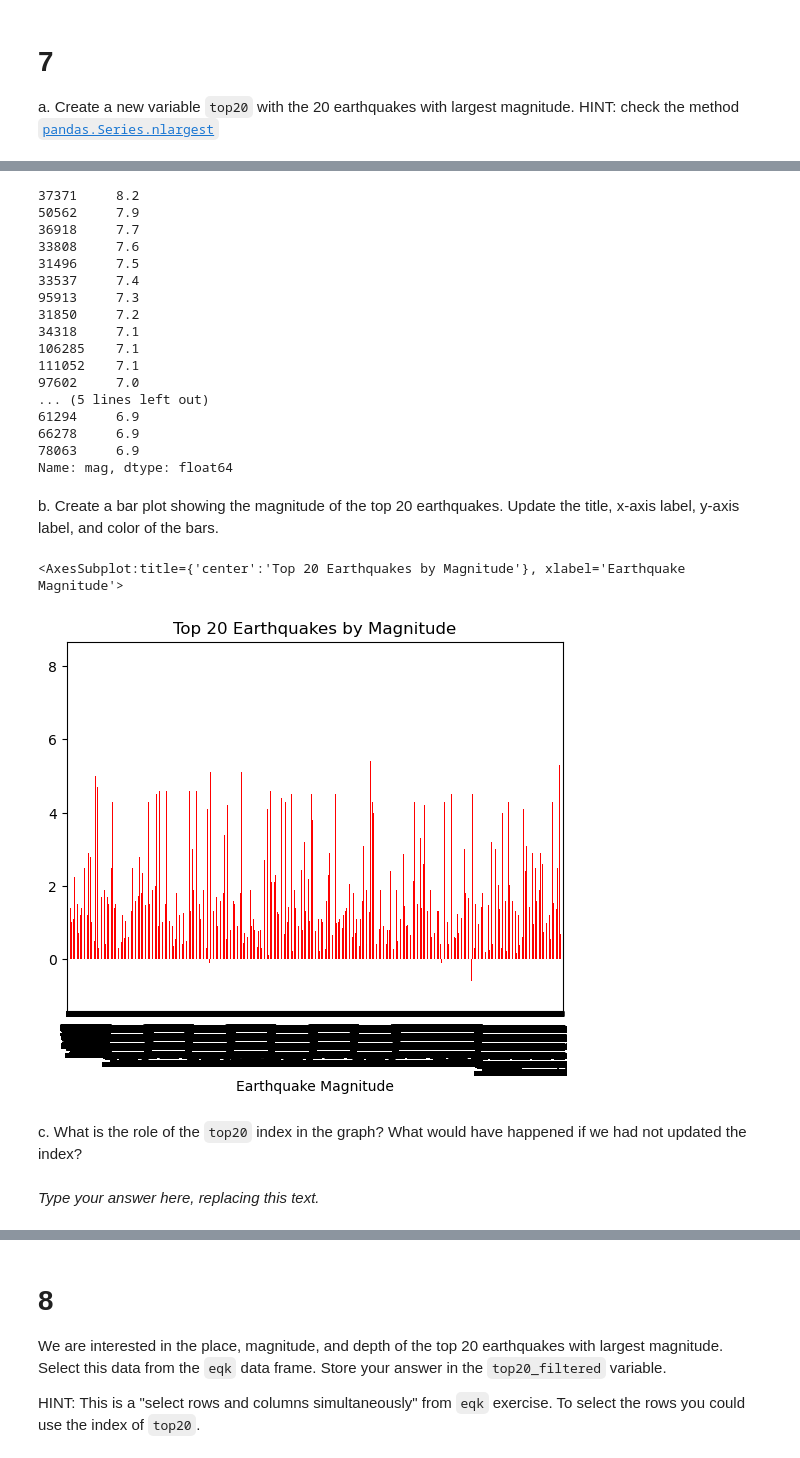
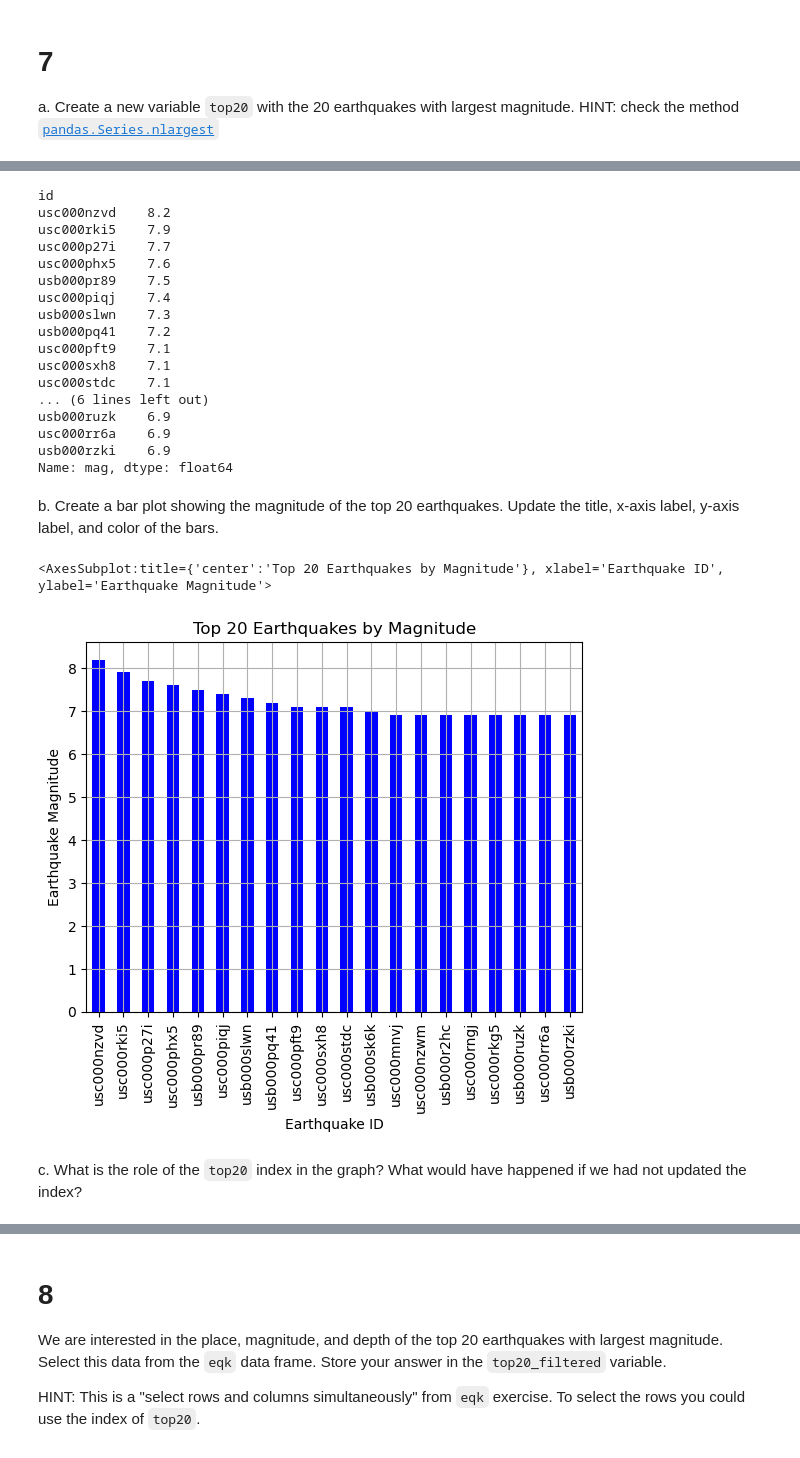
Before and after one commit to mmyiv/eds220-hwk1, a Jupyter notebook: hwk1-task3-earthquakes.ipynb, the cells around one changed output, grey strips where cells are left out. Saved outputs shown, nothing was run; the diff lists cells and outputs as text; code cells hidden in the pictures.

```diff
--- a/hwk1-task3-earthquakes.ipynb
+++ b/hwk1-task3-earthquakes.ipynb
@@ -130,8 +129,5 @@ print(raw_eqk['type'].unique())
 
 a. Select only earthquake events and store them as `eqk` (variable name). Update the index of `eqk` to be the `id` column of the dataframe.
 # %%
-# Select only earthquake in type column
-print(raw_eqk[raw_eqk['type'] == 'earthquake'])
-eqk = raw_eqk[raw_eqk['type'] == 'earthquake']
-# Set index to 'id'
-eqk.set_index('id')
+# Select only earthquake in type column and set index
+eqk = raw_eqk[raw_eqk['type'] == 'earthquake'].set_index('id')
@@ -256,6 +209,4 @@ eqk['mag'].plot(kind='hist',
 a. Create a new variable `top20` with the 20 earthquakes with largest magnitude. HINT: check the method [`pandas.Series.nlargest`](https://pandas.pydata.org/docs/reference/api/pandas.Series.nlargest.html)
 # %%
 # Find top 20 earthquake magnitude
-print(eqk['mag'].nlargest(n=20, keep='first'))
-
-top20 = eqk['mag'].nlargest(n=20, keep='first')
+top20 = eqk['mag'].nlargest(20, keep='first')
@@ -281,41 +214,42 @@ Name: mag, dtype: float64
 # View the dataframe
 top20
 # %% [output]
-37371     8.2
-50562     7.9
-36918     7.7
-33808     7.6
-31496     7.5
-33537     7.4
-95913     7.3
-31850     7.2
-34318     7.1
-106285    7.1
-111052    7.1
-97602     7.0
-... (5 lines left out)
-61294     6.9
-66278     6.9
-78063     6.9
+id
+usc000nzvd    8.2
+usc000rki5    7.9
+usc000p27i    7.7
+usc000phx5    7.6
+usb000pr89    7.5
+usc000piqj    7.4
+usb000slwn    7.3
+usb000pq41    7.2
+usc000pft9    7.1
+usc000sxh8    7.1
+usc000stdc    7.1
+... (6 lines left out)
+usb000ruzk    6.9
+usc000rr6a    6.9
+usb000rzki    6.9
 Name: mag, dtype: float64
 # %% [markdown]
 <!-- BEGIN QUESTION -->
 
 b. Create a bar plot showing the magnitude of the top 20 earthquakes. Update the title, x-axis label, y-axis label, and color of the bars.
 # %%
-eqk['mag'].plot(kind = "bar",
-               x = 'mag',
-               xlabel = "Earthquake Magnitude",
+# Plot 20th strongest earthquakes via bar plot
+top20.plot(kind = "bar",
+           x = 'mag',
+               ylabel = "Earthquake Magnitude",
+               xlabel = "Earthquake ID",
                title = "Top 20 Earthquakes by Magnitude",
-               color = "red")
+               color = "blue",
+               grid = True)
 # %% [output]
-<AxesSubplot:title={'center':'Top 20 Earthquakes by Magnitude'}, xlabel='Earthquake Magnitude'>
+<AxesSubplot:title={'center':'Top 20 Earthquakes by Magnitude'}, xlabel='Earthquake ID', ylabel='Earthquake Magnitude'>
-[figure, old version]
+[figure, new version]
 # %% [markdown]
 <!-- END QUESTION -->
 
 <!-- BEGIN QUESTION -->
 
 c. What is the role of the `top20` index in the graph? What would have happened if we had not updated the index?
-# %% [markdown]
-_Type your answer here, replacing this text._
```
Also changed, not shown: parts of 14 cells of this notebook.
